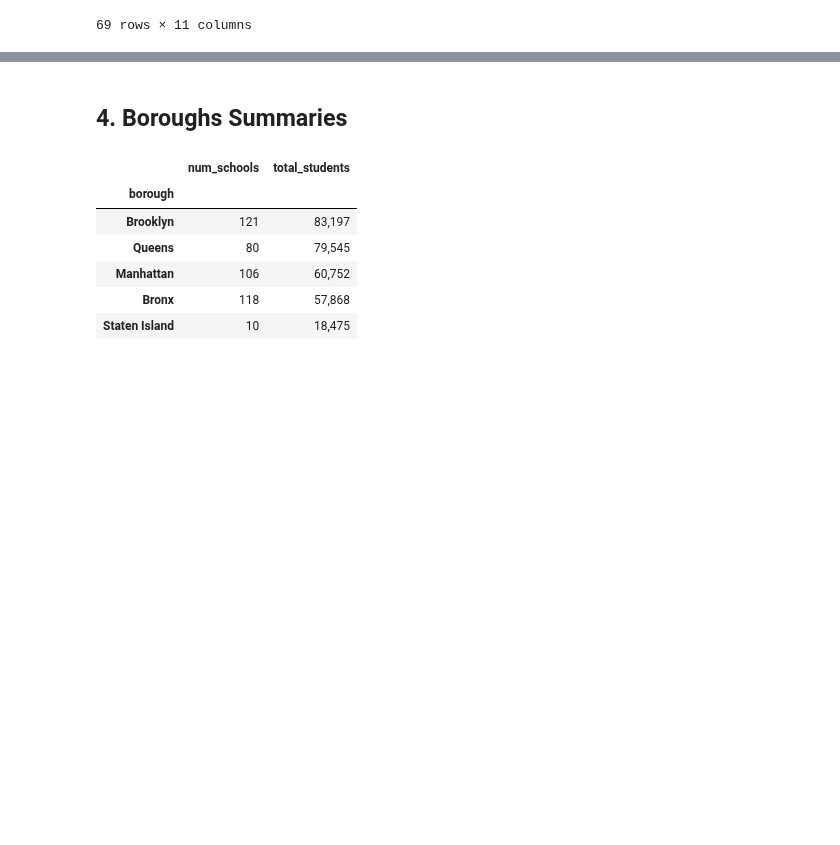
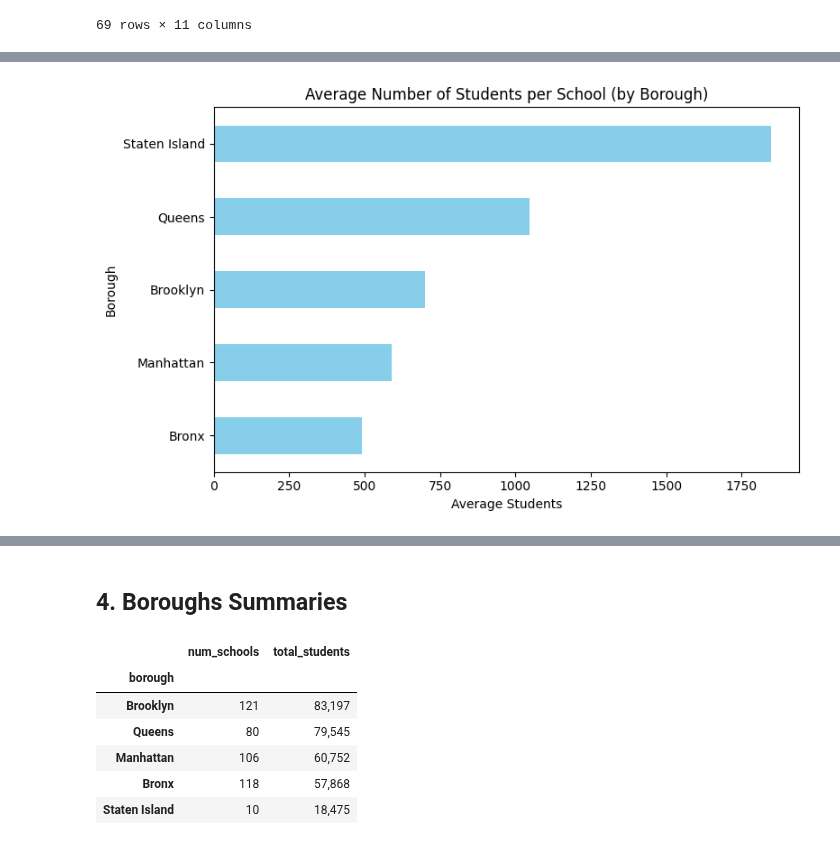
Before and after one commit to webeet-io/_onboarding_data, a Jupyter notebook: daily_tasks/day_2/day2_analysis.ipynb, the cells around one changed output, grey strips where cells are left out. Cells and saved outputs as stored; diff of their text form; code cells hidden in the pictures; blank space fills up the shorter version.

```diff
--- a/daily_tasks/day_2/day2_analysis.ipynb
+++ b/daily_tasks/day_2/day2_analysis.ipynb
@@ -89,0 +119,3 @@ memory usage: 234.6+ KB
+# %%
+avg_students = df.groupby('borough')['total_students'].mean().round(1)
+print(avg_students)
@@ -89,0 +152,11 @@ memory usage: 234.6+ KB
+# %%
+# Bar chart: Average number of students
+avg_students.sort_values().plot(kind='barh', figsize=(8, 5), color='skyblue')
+
+plt.title('Average Number of Students per School (by Borough)')
+plt.xlabel('Average Students')
+plt.ylabel('Borough')
+plt.tight_layout()
+plt.show()
+# %% [output]
+[figure, added]
```
Also changed, not shown: parts of 10 cells of this notebook.
